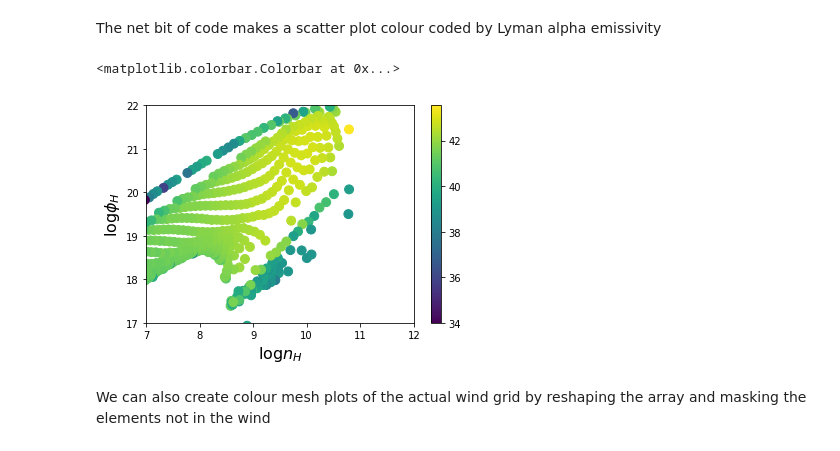
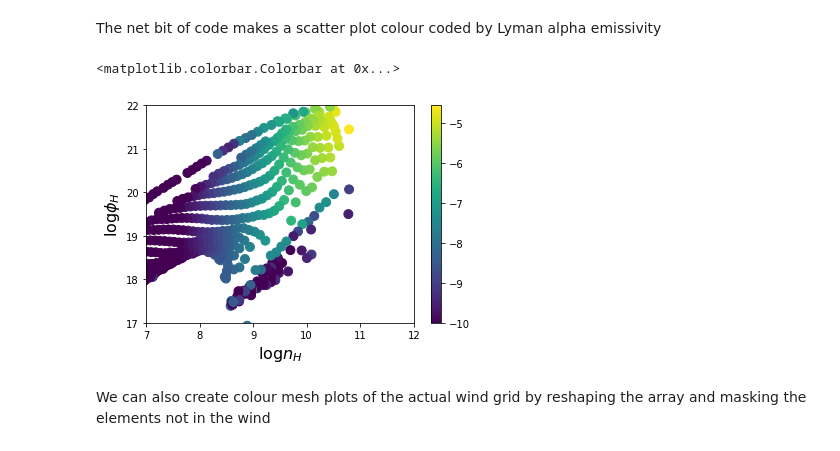
Before and after one commit to jhmatthews/windy-blr-2020, a Jupyter notebook: plot_physics.ipynb, the cells around one changed output. Cells and saved outputs as stored; diff of their text form; code cells hidden in the pictures.

Commit message:
rescale plots

```diff
--- a/plot_physics.ipynb
+++ b/plot_physics.ipynb
@@ -12,19 +12,19 @@ This notebook tells you how to plot some physical quantities from the simulation
 root_fname = "physics/run52_thmin70_thmax85_rv1e19_f0p01_r1"
 phi_data = asc.read("{}.phi.dat".format(root_fname))
 nh_data = asc.read("{}.nh.dat".format(root_fname))
-lyman_data = asc.read("{}.lev2_emiss.dat".format(root_fname))
+lyman_data = asc.read("{}.lyman.dat".format(root_fname))
 # %% [markdown]
 The net bit of code makes a scatter plot colour coded by Lyman alpha emissivity
 # %%
-plt.scatter(np.log10(nh_data["var"]), np.log10(phi_data["var"]), c=np.log10(lyman_data["var"]), s=80, vmin=34)
+plt.scatter(np.log10(nh_data["var"]), np.log10(phi_data["var"]), c=np.log10(lyman_data["var"]), s=80, vmin=-10)
 plt.xlabel("$\log n_H$", fontsize=16)
 plt.ylabel("$\log \phi_H$", fontsize=16)
 plt.xlim(7,12)
 plt.ylim(17,22)
 plt.colorbar()
 # %% [output]
 <matplotlib.colorbar.Colorbar at 0x...>
-[figure, old version]
+[figure, new version]
 # %% [markdown]
 We can also create colour mesh plots of the actual wind grid by reshaping the array and masking the elements not in the wind
 # %%
```
Also changed, not shown: parts of 2 cells of this notebook.
